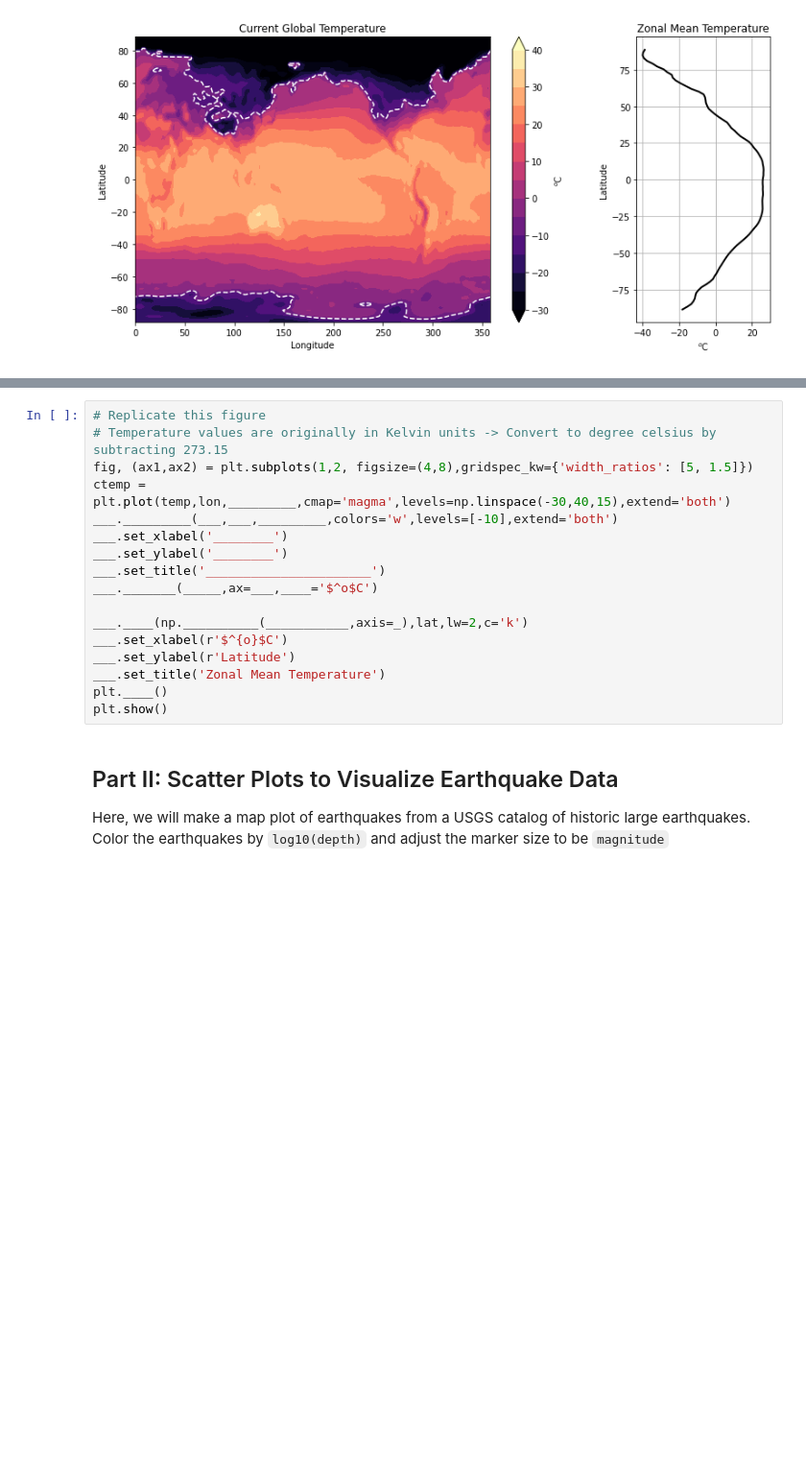
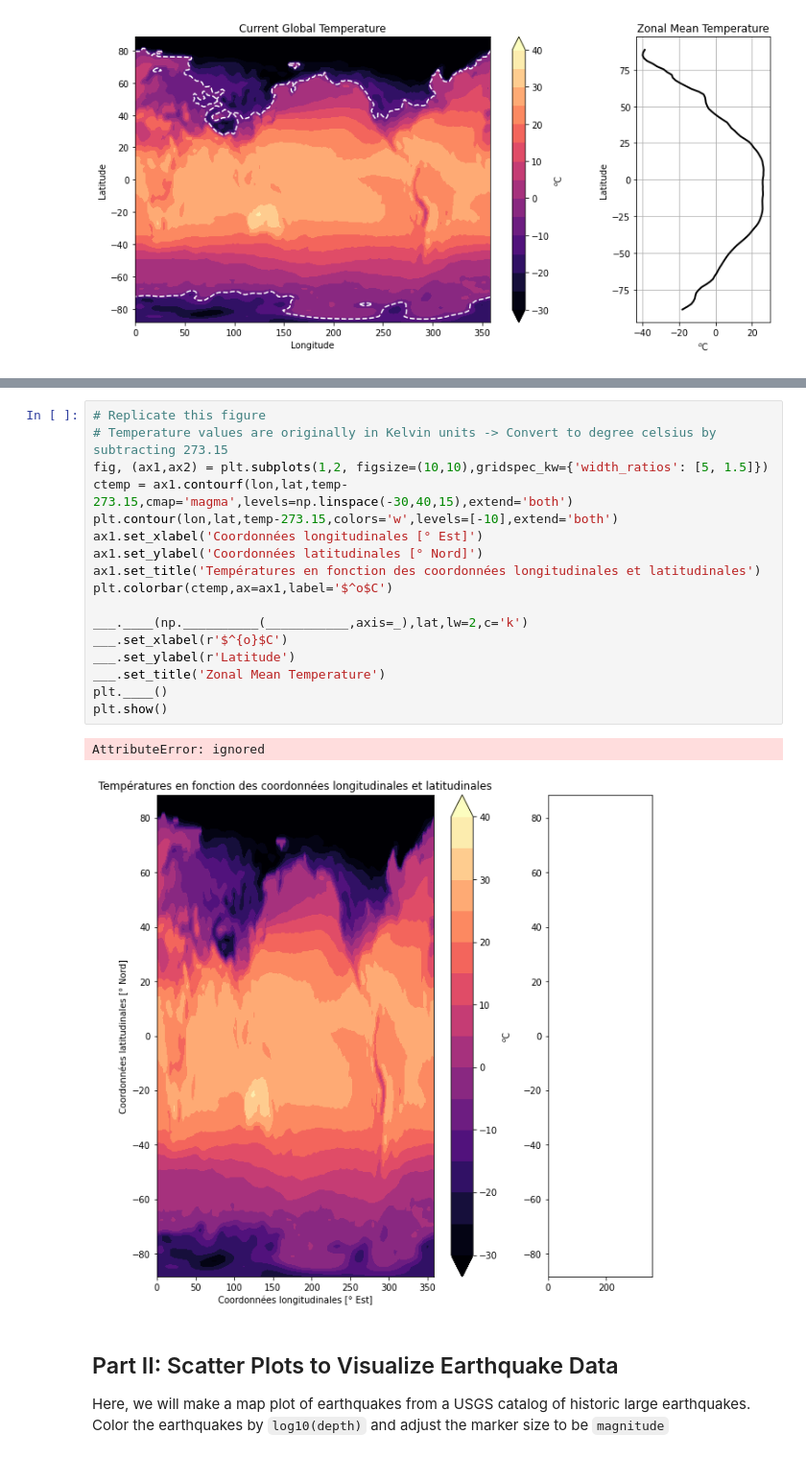
Before and after one commit to mrfabien/2022_Intro_Python, a Jupyter notebook: Exercises/W2_S2.ipynb, the cells around one changed output, grey strips where cells are left out. Shown: that part at 96% size. Saved outputs shown, nothing was run; the diff lists cells and outputs as text; blank space fills up the shorter version.

```diff
--- a/Exercises/W2_S2.ipynb
+++ b/Exercises/W2_S2.ipynb
@@ -80,20 +84,23 @@ TypeError: ignored
 # %%
 # Replicate this figure
 # Temperature values are originally in Kelvin units -> Convert to degree celsius by subtracting 273.15
-fig, (ax1,ax2) = plt.subplots(1,2, figsize=(4,8),gridspec_kw={'width_ratios': [5, 1.5]})
-ctemp = plt.plot(temp,lon,_________,cmap='magma',levels=np.linspace(-30,40,15),extend='both')
-___._________(___,___,_________,colors='w',levels=[-10],extend='both')
-___.set_xlabel('________')
-___.set_ylabel('________')
-___.set_title('______________________')
-___._______(_____,ax=___,____='$^o$C')
+fig, (ax1,ax2) = plt.subplots(1,2, figsize=(10,10),gridspec_kw={'width_ratios': [5, 1.5]})
+ctemp = ax1.contourf(lon,lat,temp-273.15,cmap='magma',levels=np.linspace(-30,40,15),extend='both')
+plt.contour(lon,lat,temp-273.15,colors='w',levels=[-10],extend='both')
+ax1.set_xlabel('Coordonnées longitudinales [° Est]')
+ax1.set_ylabel('Coordonnées latitudinales [° Nord]')
+ax1.set_title('Températures en fonction des coordonnées longitudinales et latitudinales')
+plt.colorbar(ctemp,ax=ax1,label='$^o$C')
 
 ___.____(np.__________(___________,axis=_),lat,lw=2,c='k')
 ___.set_xlabel(r'$^{o}$C')
 ___.set_ylabel(r'Latitude')
 ___.set_title('Zonal Mean Temperature')
 plt.____()
 plt.show()
+# %% [output]
+AttributeError: ignored
+[figure, added]
 # %% [markdown]
 ## Part II: Scatter Plots to Visualize Earthquake Data
 Here, we will make a map plot of earthquakes from a USGS catalog of historic large earthquakes. Color the earthquakes by `log10(depth)` and adjust the marker size to be `magnitude`
```
Also changed, not shown: parts of 3 cells of this notebook.
